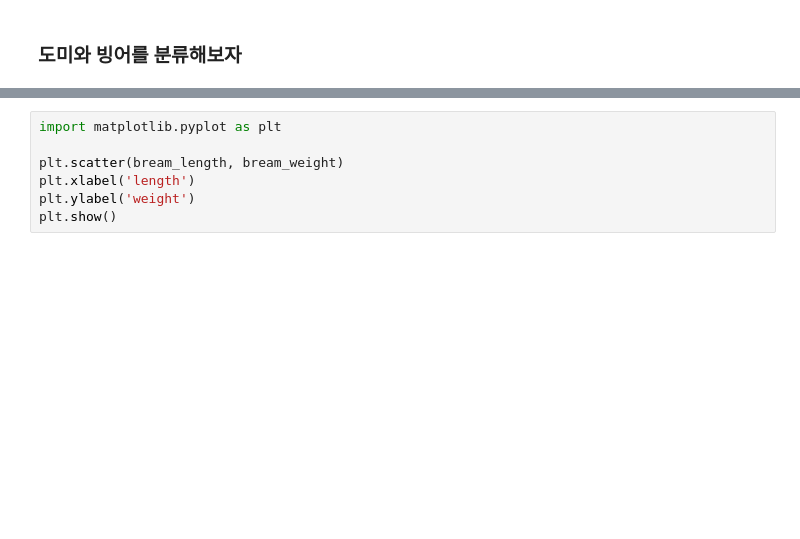
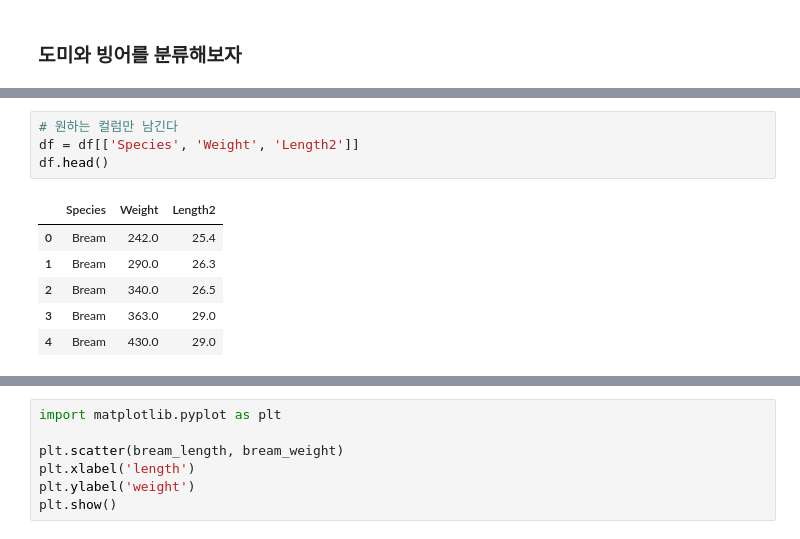
Before and after one commit to sonsungjong/ML_python, a Jupyter notebook: hongong/혼공 60.ipynb, the cells around one changed output, grey strips where cells are left out. Saved outputs shown, nothing was run; the diff lists cells and outputs as text; blank space fills up the shorter version.

```diff
--- a/hongong/혼공 60.ipynb
+++ b/hongong/혼공 60.ipynb
@@ -10,0 +42,11 @@ bream_weight = [242.0, 290.0, 340.0, 363.0, 430.0, 450.0, 500.0, 390.0, 450.0, 5
+# %%
+# 원하는 컬럼만 남긴다
+df = df[['Species', 'Weight', 'Length2']]
+df.head()
+# %% [output]
+|  | Species | Weight | Length2 |
+| 0 | Bream | 242.0 | 25.4 |
+| 1 | Bream | 290.0 | 26.3 |
+| 2 | Bream | 340.0 | 26.5 |
+| 3 | Bream | 363.0 | 29.0 |
+| 4 | Bream | 430.0 | 29.0 |
```
Also changed, not shown: parts of 6 cells of this notebook, 5 other files.
